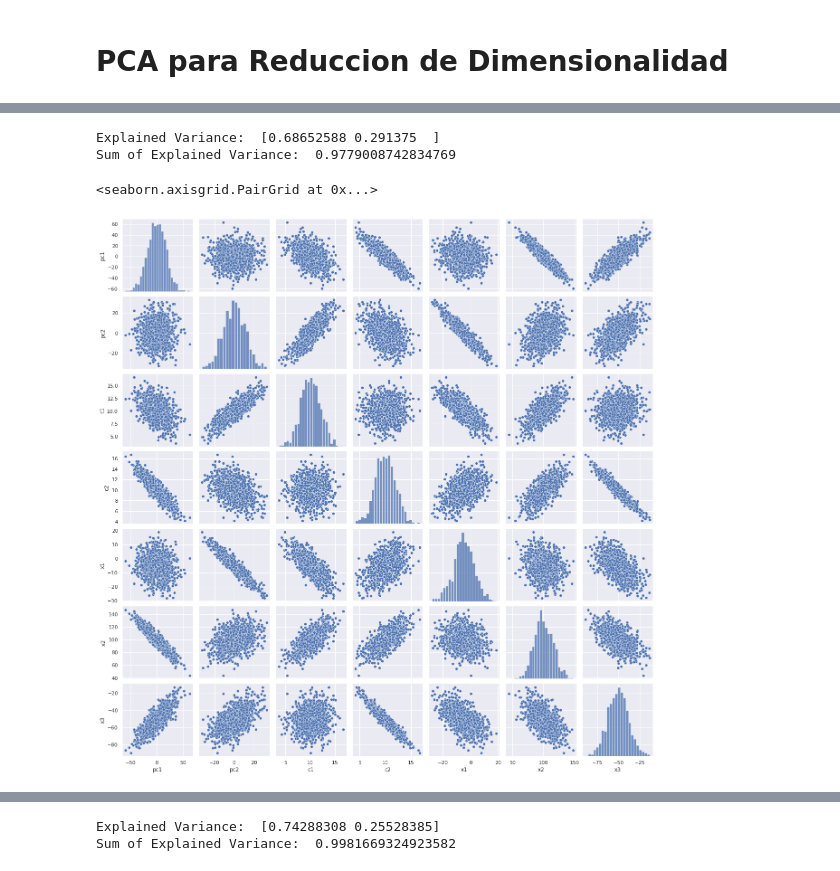
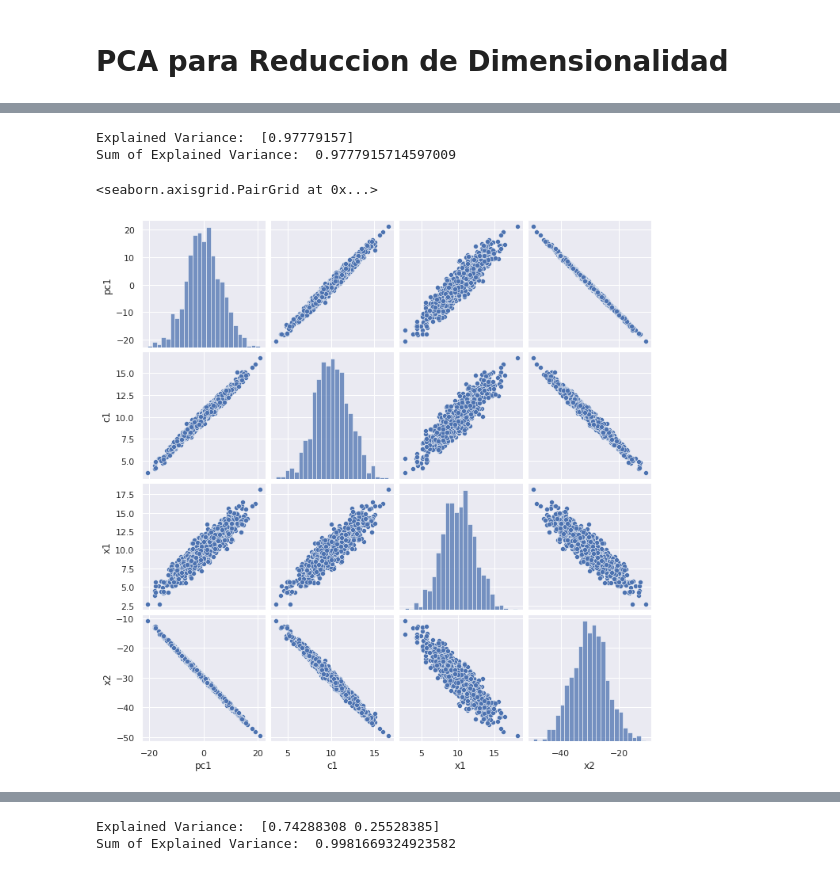
Before and after one commit to IEXE-Tec/aprendizaje-maquina-2, a Jupyter notebook: 02_reduccion_de_dimensionalidad.ipynb, the cells around one changed output, grey strips where cells are left out. Saved outputs shown, nothing was run; the diff lists cells and outputs as text; code cells hidden in the pictures.

```diff
--- a/02_reduccion_de_dimensionalidad.ipynb
+++ b/02_reduccion_de_dimensionalidad.ipynb
@@ -19,34 +22,32 @@ sns.set(rc={'figure.figsize':(14,8)})
 # %%
 # Set parameters & seed
 np.random.seed(7463)
 n = 1000
 
 # Create components
 c1 = np.random.normal(10,2,n)
-c2 = np.random.normal(10,2,n)
 
 # Create Variables
-x1 = -3*c1 + 2*c2 + np.random.normal(5,3,n)
-x2 = 5*c1 + 5*c2 + np.random.normal(0,4,n)
-x3 = c1 - 6*c2 + np.random.normal(-1,3,n)
+x1 = c1 + np.random.normal(0,1,n)
+x2 = -3*c1 + np.random.normal(0,1,n)
 
 # Create Pandas
-x = pd.DataFrame.from_dict({'x1':x1,'x2':x2, 'x3':x3})
-components = pd.DataFrame.from_dict({'c1':c1,'c2':c2})
+x = pd.DataFrame.from_dict({'x1':x1,'x2':x2})
+components = pd.DataFrame.from_dict({'c1':c1})
 
 # PCA decomposition
-pca = PCA(n_components=2)
+pca = PCA(n_components=1)
 principalComponents = pca.fit_transform(x)
 principalDf = pd.DataFrame(data = principalComponents
-             , columns = ['pc1', 'pc2'])
+             , columns = ['pc1'])
 
 finalDf = pd.concat([principalDf, components, x], axis = 1)
 print('Explained Variance: ', pca.explained_variance_ratio_)
 print('Sum of Explained Variance: ', np.sum(pca.explained_variance_ratio_))
 
 sns.pairplot(finalDf)
 # %% [output]
-Explained Variance:  [0.68652588 0.291375  ]
-Sum of Explained Variance:  0.9779008742834769
+Explained Variance:  [0.97779157]
+Sum of Explained Variance:  0.9777915714597009
 <seaborn.axisgrid.PairGrid at 0x...>
-[figure, old version]
+[figure, new version]
```
Also changed, not shown: parts of 10 cells of this notebook.
